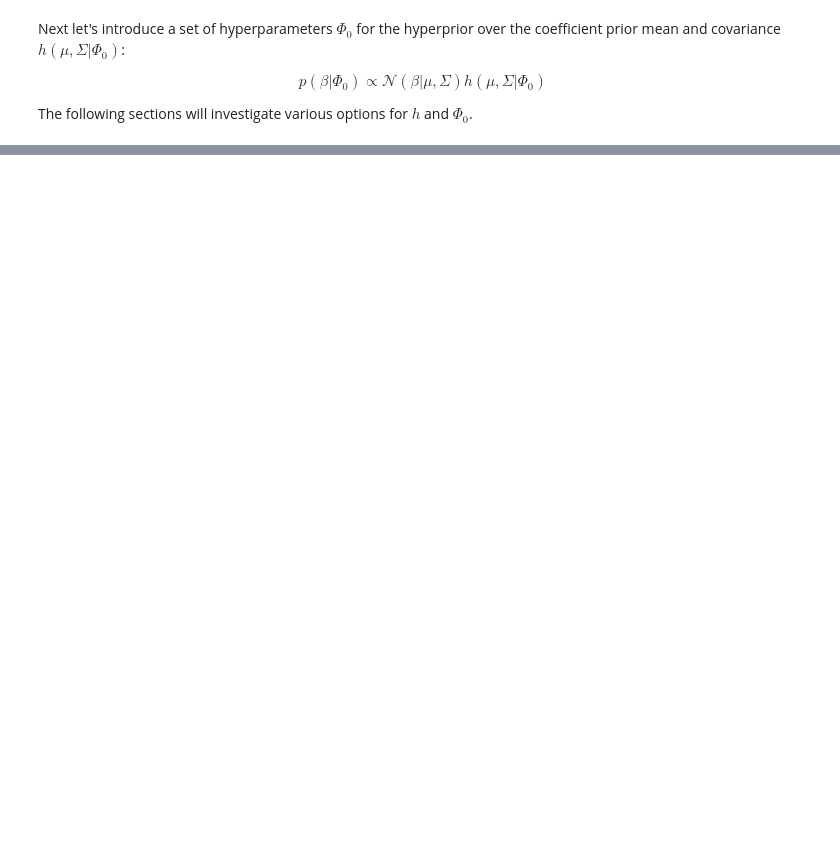
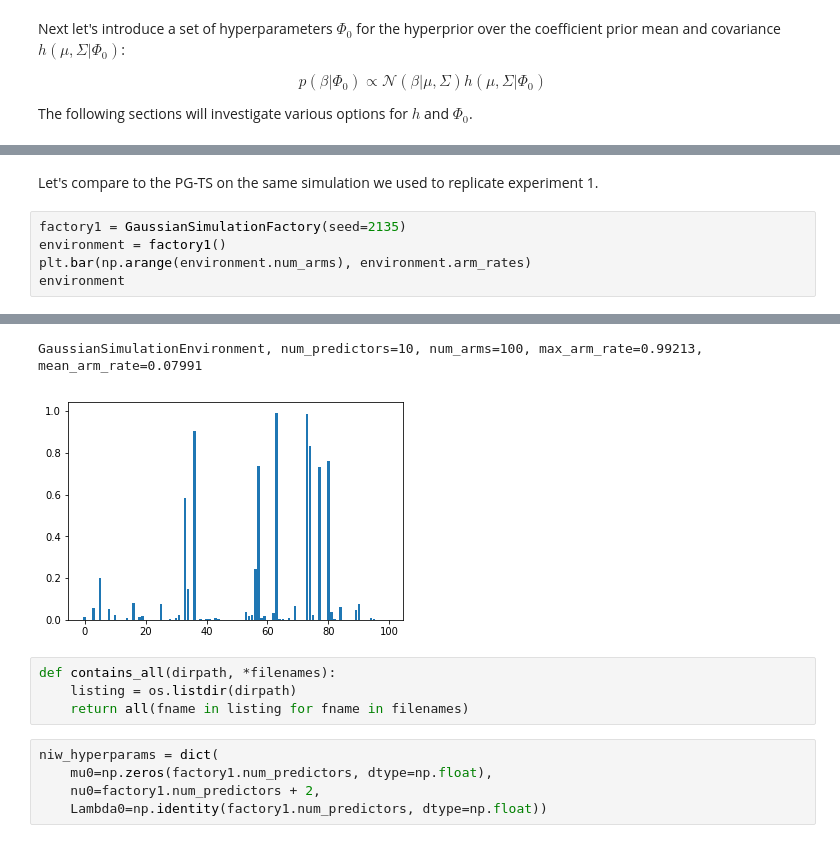
Before and after one commit to banditry/banditry, a Jupyter notebook: notebooks/pg-ts-extensions.ipynb, the cells around one changed output, grey strips where cells are left out. Cells and saved outputs as stored; diff of their text form; blank space fills up the shorter version.

```diff
--- a/notebooks/pg-ts-extensions.ipynb
+++ b/notebooks/pg-ts-extensions.ipynb
@@ -98,0 +197,8 @@ This model is still semi-conjugate, so we can build an efficient Gibbs sampler t
+# %% [markdown]
+Let's compare to the PG-TS on the same simulation we used to replicate experiment 1.
+# %%
+factory1 = GaussianSimulationFactory(seed=2135)
+environment = factory1()
+plt.bar(np.arange(environment.num_arms), environment.arm_rates)
+environment
+# %% [output]
@@ -98,0 +208,11 @@ This model is still semi-conjugate, so we can build an efficient Gibbs sampler t
+GaussianSimulationEnvironment, num_predictors=10, num_arms=100, max_arm_rate=0.99213, mean_arm_rate=0.07991
+[figure, added]
+# %%
+def contains_all(dirpath, *filenames):
+    listing = os.listdir(dirpath)
+    return all(fname in listing for fname in filenames)
+# %%
+niw_hyperparams = dict(
+    mu0=np.zeros(factory1.num_predictors, dtype=np.float),
+    nu0=factory1.num_predictors + 2,
+    Lambda0=np.identity(factory1.num_predictors, dtype=np.float))
```
Also changed, not shown: parts of 26 cells of this notebook.
